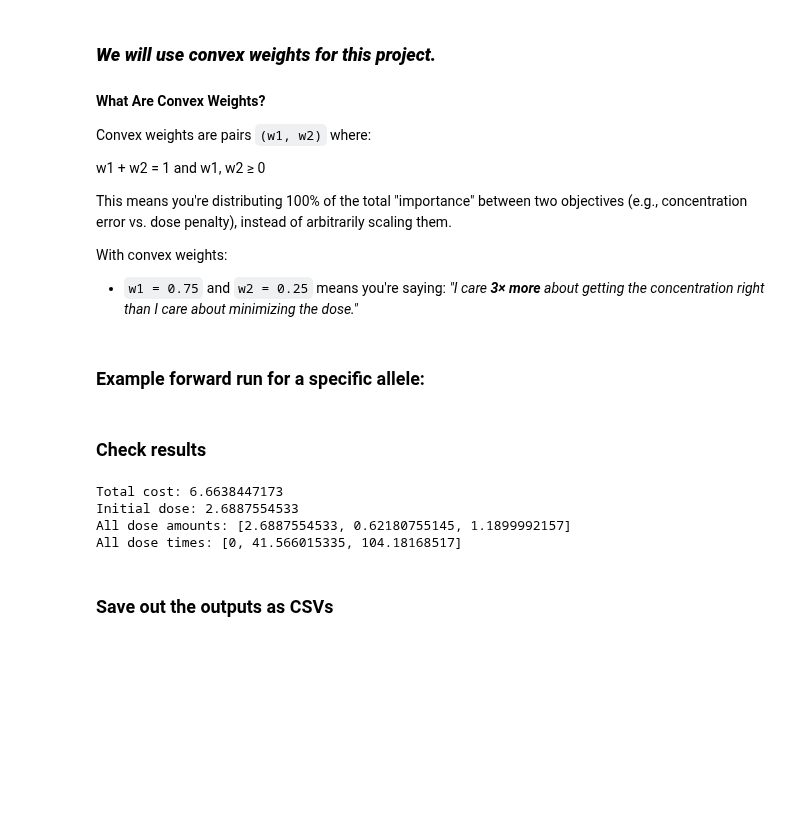
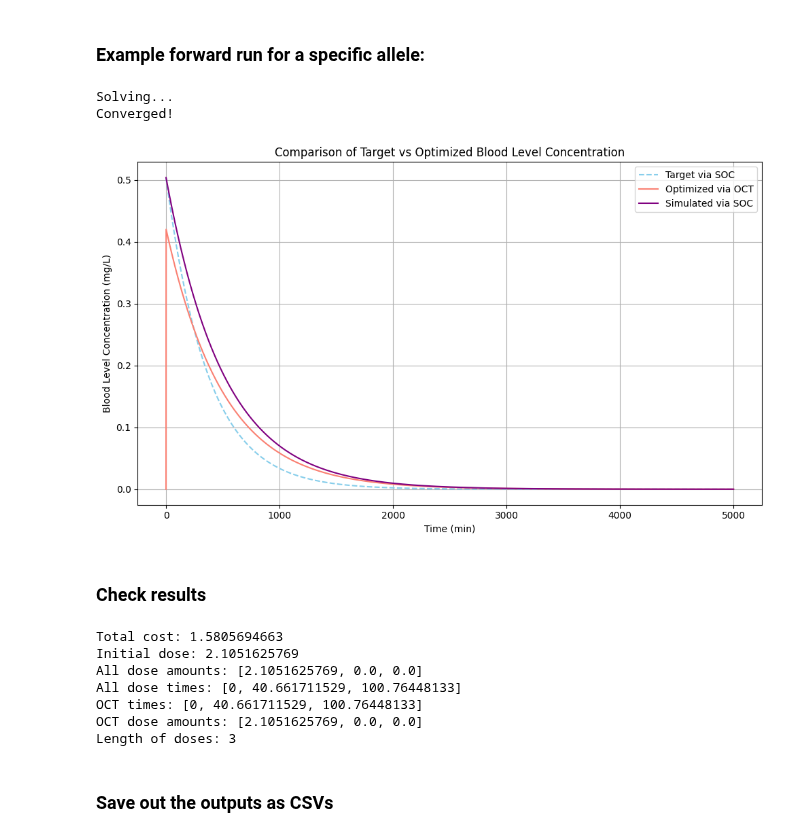
Before and after one commit to Bliz33333/cyp-vincristine, a Jupyter notebook: code/gekko-package.ipynb, the cells around one changed output. Drawn from its saved outputs; the diff is of its cells as text; code cells hidden in the pictures; blank space fills up the shorter version.

```diff
--- a/code/gekko-package.ipynb
+++ b/code/gekko-package.ipynb
@@ -223,13 +235,13 @@ def convert_units(V_max, k_m, pmol_cyp, mm_drug, slowdown_factor = 85/18):
 
     return V_max_updated, k_m_updated
 
-def setup_oct_params(t_max=500, t_step=0.5, n_admin=3, w1=1, w2=1/200):
+def setup_oct_params(t_max=5000, t_step=5, n_admin=3, w1=0.99, w2=.1, mu = 0.1):
     """
     Set up core OCT parameters, including fixed tumor growth values.
     """
     # Wild-type (target profile)
-    V_max_u_wt = 2.4  # pmol/min/pmol CYP
-    k_m_u_wt = 11     # umol/L
+    V_max_u_wt = 3.5  # pmol/min/pmol CYP
+    k_m_u_wt = 16     # umol/L
 
     # Drug and body parameters
     dose_u = 1.4               # [mg/m^2]
@@ -244,7 +256,7 @@ def setup_oct_params(t_max=500, t_step=0.5, n_admin=3, w1=1, w2=1/200):
     k_prolif = 2.31e-4         # cancer cell proliferation rate
     N_0 = 80                   # initial cancer cell count
     N_max = 1000               # max cancer cell population
-    mu = 0.1                   # drug efficacy
+   # mu = 0.1                   # drug efficacy
 
     return {
         't_max': t_max,
@@ -280,55 +292,53 @@ def load_allele_params(csv_path='data/CYP_alleles.csv'):
         }
         for _, row in df.iterrows()
     }
-# %% [markdown]
-### ***We will use convex weights for this project.***
-#### What Are Convex Weights?
-
-Convex weights are pairs `(w1, w2)` where:
-
-w1 + w2 = 1 and w1, w2 ≥ 0
-
-This means you're distributing 100% of the total "importance" between two objectives (e.g., concentration error vs. dose penalty), instead of arbitrarily scaling them.
-
-With convex weights:
-- `w1 = 0.75` and `w2 = 0.25` means you're saying: _"I care **3× more** about getting the concentration right than I care about minimizing the dose."_
 # %% [markdown]
 ### Example forward run for a specific allele:
 # %%
 # Choose metabolizer type
-selected_allele = 'CYP3A4_29'  # fast metabolizer
-#selected_allele = 'CYP3A4_11'  # slow metabolizer
+#selected_allele = 'CYP3A4_29'  # fast metabolizer
+selected_allele = 'CYP3A4_11'  # slow metabolizer
+
+# Get the current working directory
+current_dir = os.getcwd()
+
+# Construct the file path to the CSV file in the data folder (relative path to 'data')
+csv_path = os.path.join(current_dir, '..', 'data', 'CYP_alleles.csv')
 
 # Load allele data
-alleles = load_allele_params("CYP_alleles.csv")
+alleles = load_allele_params(csv_path=csv_path)
 
 # Define OCT params
-params = setup_oct_params(t_max=500, t_step=0.1, n_admin=3, w1=0.99, w2=0.1)
+params = setup_oct_params(t_max=5000, t_step=5, n_admin=3, w1=0.99, w2=0.1)
 
 # Convert units for wild-type and mutant
 V_max_wt, k_m_wt = convert_units(
     params['V_max_u_wt'], params['k_m_u_wt'],
     params['pmol_cyp'], params['mm_drug']
 )
 
 V_max_mut, k_m_mut = convert_units(
     alleles[selected_allele]['V_max_u'], alleles[selected_allele]['k_m_u'],
     params['pmol_cyp'], params['mm_drug']
 )
 
 # Run OCT optimization
 results = optimize_dosing(
     params['n_admin'], V_max_mut, k_m_mut,
     V_max_wt, k_m_wt,
     params['dose_wt'], params['BV'], params['BSA_u'],
     params['t_max'], params['t_step'],
     w1=params['w1'], w2=params['w2'], plot=True,
     k_prolif=params['k_prolif'],
     N_0=params['N_0'],
     N_max=params['N_max'],
     mu=params['mu'],
     sim_cancer=False
 )
+# %% [output]
+Solving...
+Converged!
+[figure, added]
 # %% [markdown]
 ### Check results
 # %%
@@ -348,7 +358,6 @@ oct_times = results['times']
 
 print("OCT times:", oct_times)
 print("OCT dose amounts:", oct_dose_amounts)
-print("Length of times:", len(oct_times))
 print("Length of doses:", len(oct_dose_amounts))
 
 # For plotting or analysis ...
@@ -357,10 +366,13 @@ C_B_mut = results['C_B_mut']
 C_B_pat = results['C_B_pat']
 time = results['time']
 # %% [output]
-Total cost: 6.6638447173
-Initial dose: 2.6887554533
-All dose amounts: [2.6887554533, 0.62180755145, 1.1899992157]
-All dose times: [0, 41.566015335, 104.18168517]
+Total cost: 1.5805694663
+Initial dose: 2.1051625769
+All dose amounts: [2.1051625769, 0.0, 0.0]
+All dose times: [0, 40.661711529, 100.76448133]
+OCT times: [0, 40.661711529, 100.76448133]
+OCT dose amounts: [2.1051625769, 0.0, 0.0]
+Length of doses: 3
 # %% [markdown]
 ### Save out the outputs as CSVs
 # %%
```
Also changed, not shown: parts of 3 cells of this notebook.
